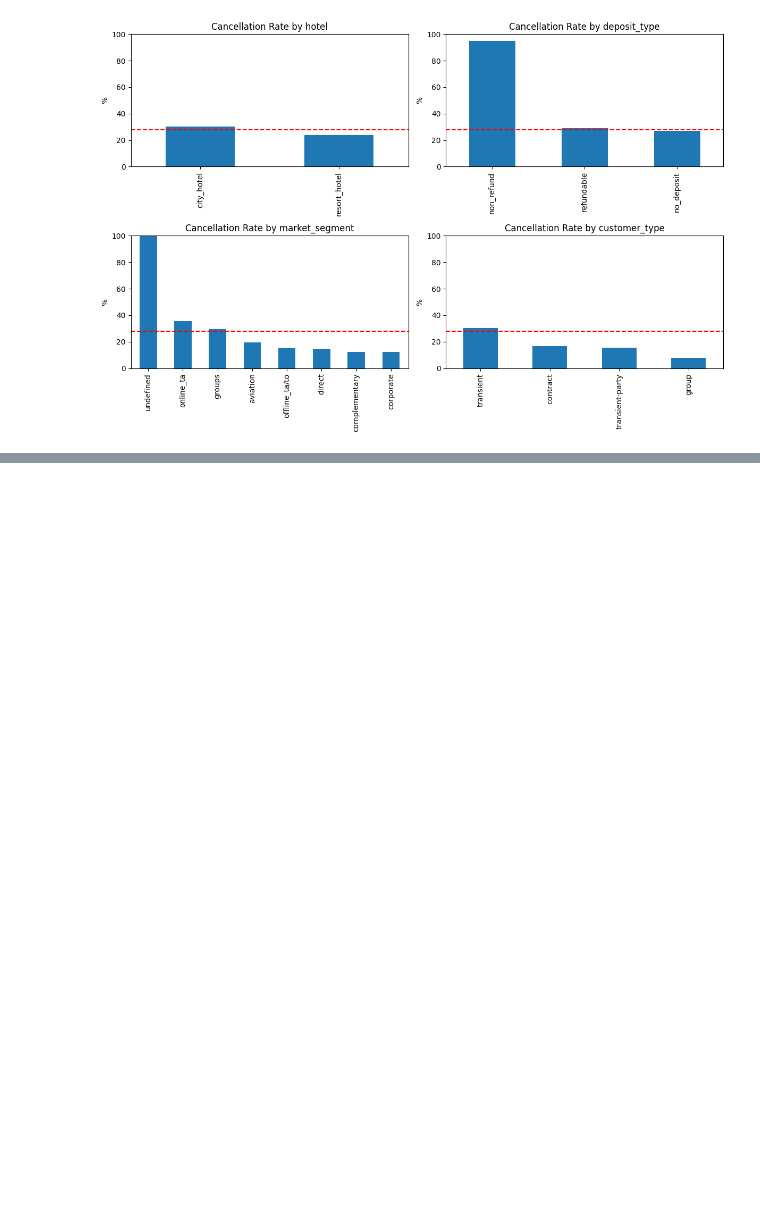
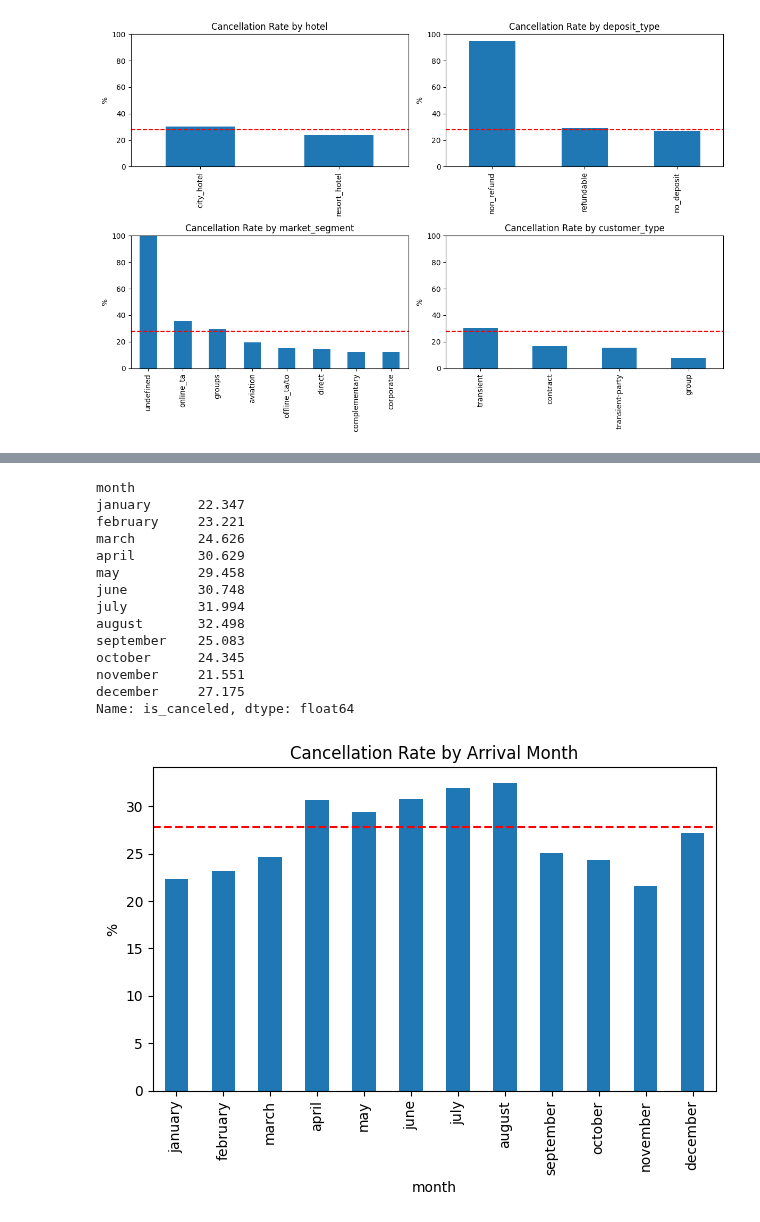
Before and after one commit to nabila-natasha/hotel-booking-cancellation-ml, a Jupyter notebook: notebooks/01_eda_cleaning.ipynb, the cells around one changed output, grey strips where cells are left out. Saved outputs shown, nothing was run; the diff lists cells and outputs as text; code cells hidden in the pictures; blank space fills up the shorter version.

```diff
--- a/notebooks/01_eda_cleaning.ipynb
+++ b/notebooks/01_eda_cleaning.ipynb
@@ -630,0 +692,28 @@ df_clean.head()
+# %%
+# Check how months are spelled first: df_clean['arrival_date_month'].unique()
+month_order = ['january', 'february', 'march', 'april', 'may', 'june', 'july', 'august', 'september', 'october', 'november', 'december']
+month_rate = df_clean.assign(month=df_clean['arrival_date_month'].str.lower()).groupby('month')['is_canceled'].mean().reindex(month_order) * 100
+print(month_rate.round(3), '\n')
+
+month_rate.plot(kind="bar", title="Cancellation Rate by Arrival Month")
+plt.ylabel("%")
+plt.axhline(base_rate, color="red", linestyle="--")
+
+plt.tight_layout()
+plt.show()
+# %% [output]
+month
+january      22.347
+february     23.221
+march        24.626
+april        30.629
+may          29.458
+june         30.748
+july         31.994
+august       32.498
+september    25.083
+october      24.345
+november     21.551
+december     27.175
+Name: is_canceled, dtype: float64
+[figure, added]
```
Also changed, not shown: parts of 18 cells of this notebook.
